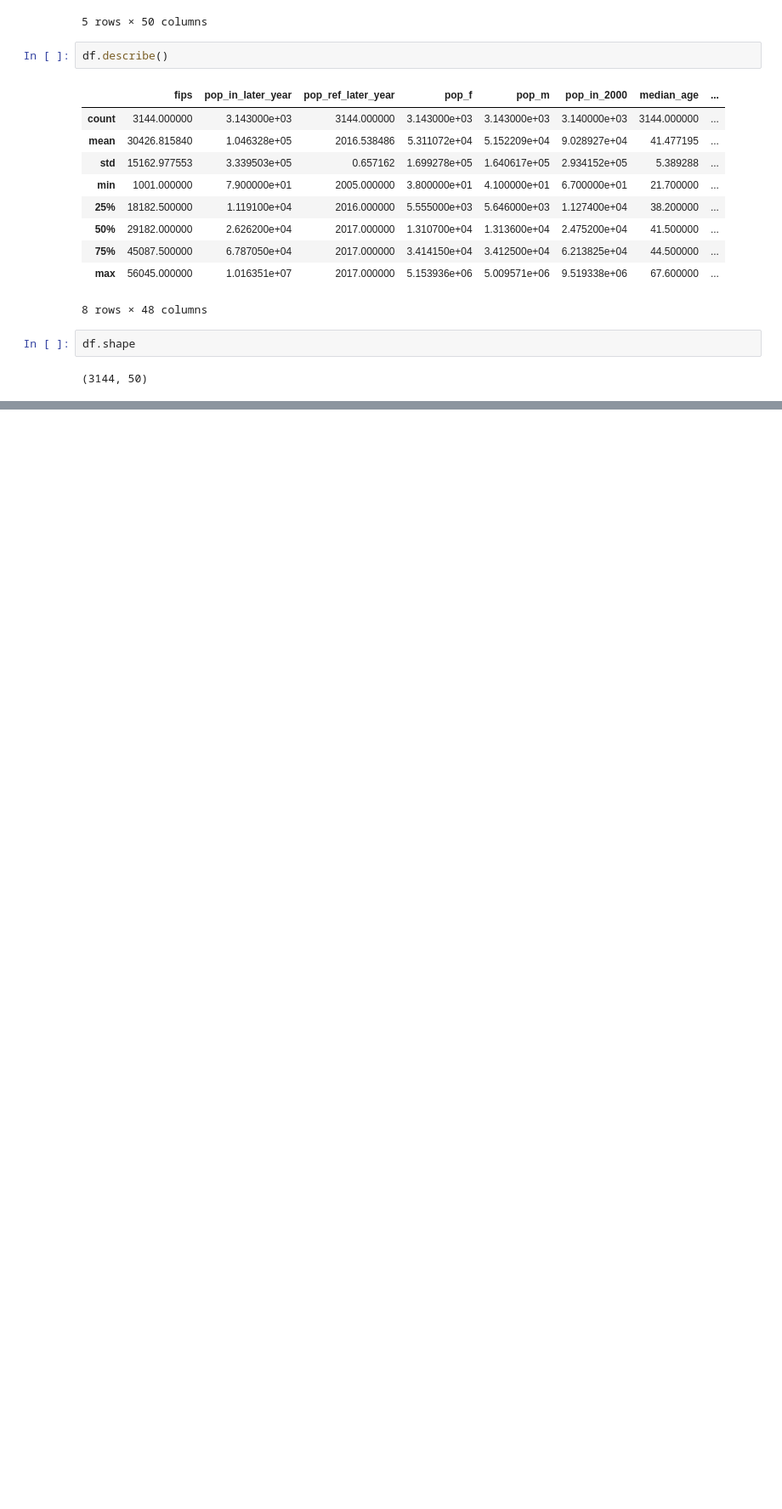
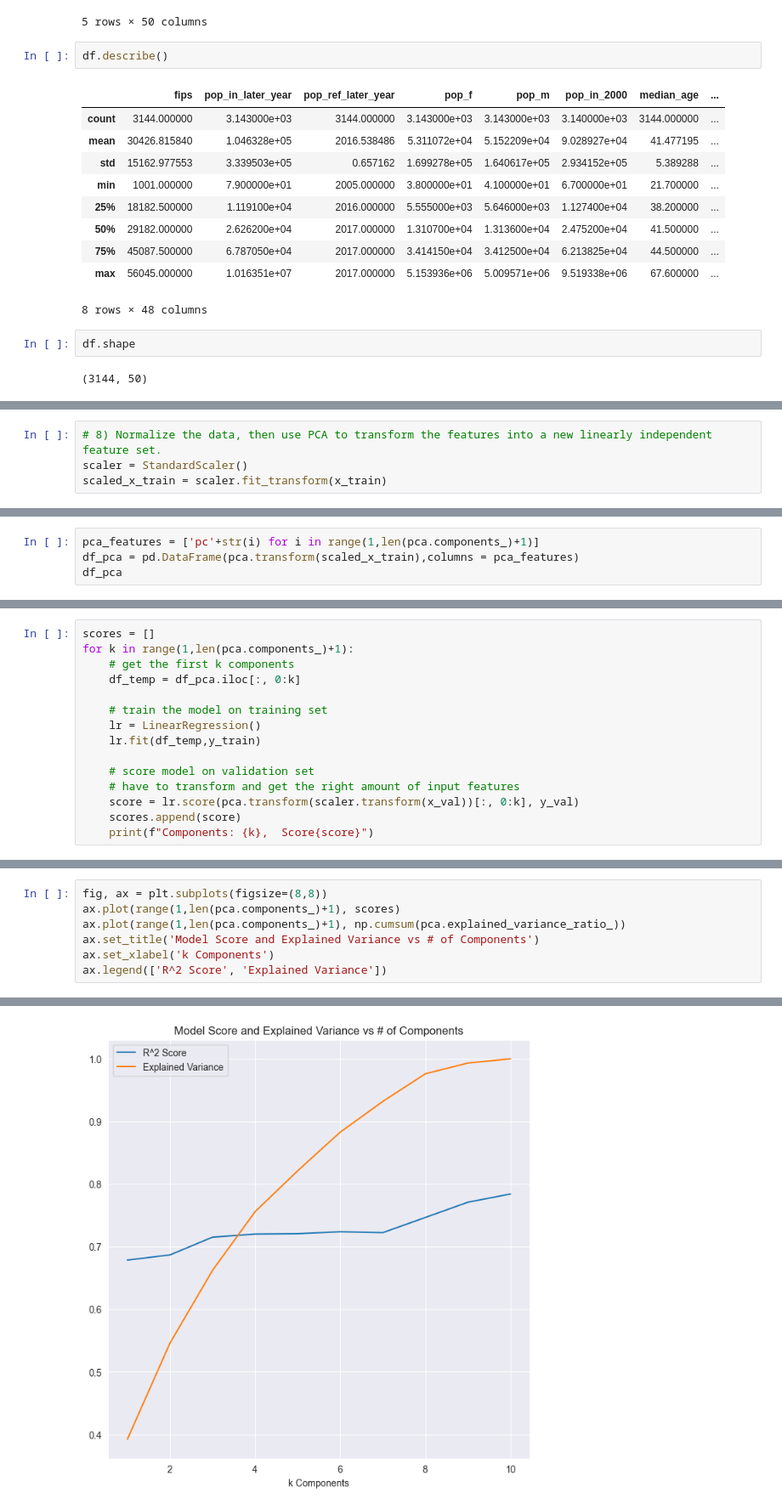
Before and after one commit to Nivlac3213/DS312, a Jupyter notebook: homework/Henggeler_Calvin_HW2_PCA_LinReg.ipynb, the cells around one changed output, grey strips where cells are left out. Shown: that part at 85% size. Drawn from its saved outputs; the diff is of its cells as text; blank space fills up the shorter version.

```diff
--- a/homework/Henggeler_Calvin_HW2_PCA_LinReg.ipynb
+++ b/homework/Henggeler_Calvin_HW2_PCA_LinReg.ipynb
@@ -113,0 +172,4 @@ Index(['fips', 'state', 'county', 'pop_in_later_year', 'pop_ref_later_year',
+# %%
+# 8) Normalize the data, then use PCA to transform the features into a new linearly independent feature set.
+scaler = StandardScaler()
+scaled_x_train = scaler.fit_transform(x_train)
@@ -113,0 +189,4 @@ Index(['fips', 'state', 'county', 'pop_in_later_year', 'pop_ref_later_year',
+# %%
+pca_features = ['pc'+str(i) for i in range(1,len(pca.components_)+1)]
+df_pca = pd.DataFrame(pca.transform(scaled_x_train),columns = pca_features)
+df_pca
@@ -113,0 +207,15 @@ Index(['fips', 'state', 'county', 'pop_in_later_year', 'pop_ref_later_year',
+# %%
+scores = []
+for k in range(1,len(pca.components_)+1):
+    # get the first k components
+    df_temp = df_pca.iloc[:, 0:k]
+
+    # train the model on training set
+    lr = LinearRegression()
+    lr.fit(df_temp,y_train)
+
+    # score model on validation set
+    # have to transform and get the right amount of input features
+    score = lr.score(pca.transform(scaler.transform(x_val))[:, 0:k], y_val)
+    scores.append(score)
+    print(f"Components: {k},  Score{score}")
@@ -113,0 +233,8 @@ Index(['fips', 'state', 'county', 'pop_in_later_year', 'pop_ref_later_year',
+# %%
+fig, ax = plt.subplots(figsize=(8,8))
+ax.plot(range(1,len(pca.components_)+1), scores)
+ax.plot(range(1,len(pca.components_)+1), np.cumsum(pca.explained_variance_ratio_))
+ax.set_title('Model Score and Explained Variance vs # of Components')
+ax.set_xlabel('k Components')
+ax.legend(['R^2 Score', 'Explained Variance'])
+# %% [output]
@@ -113,0 +242 @@ Index(['fips', 'state', 'county', 'pop_in_later_year', 'pop_ref_later_year',
+[figure, added]
```
Also changed, not shown: parts of 20 cells of this notebook, 1 other file.
